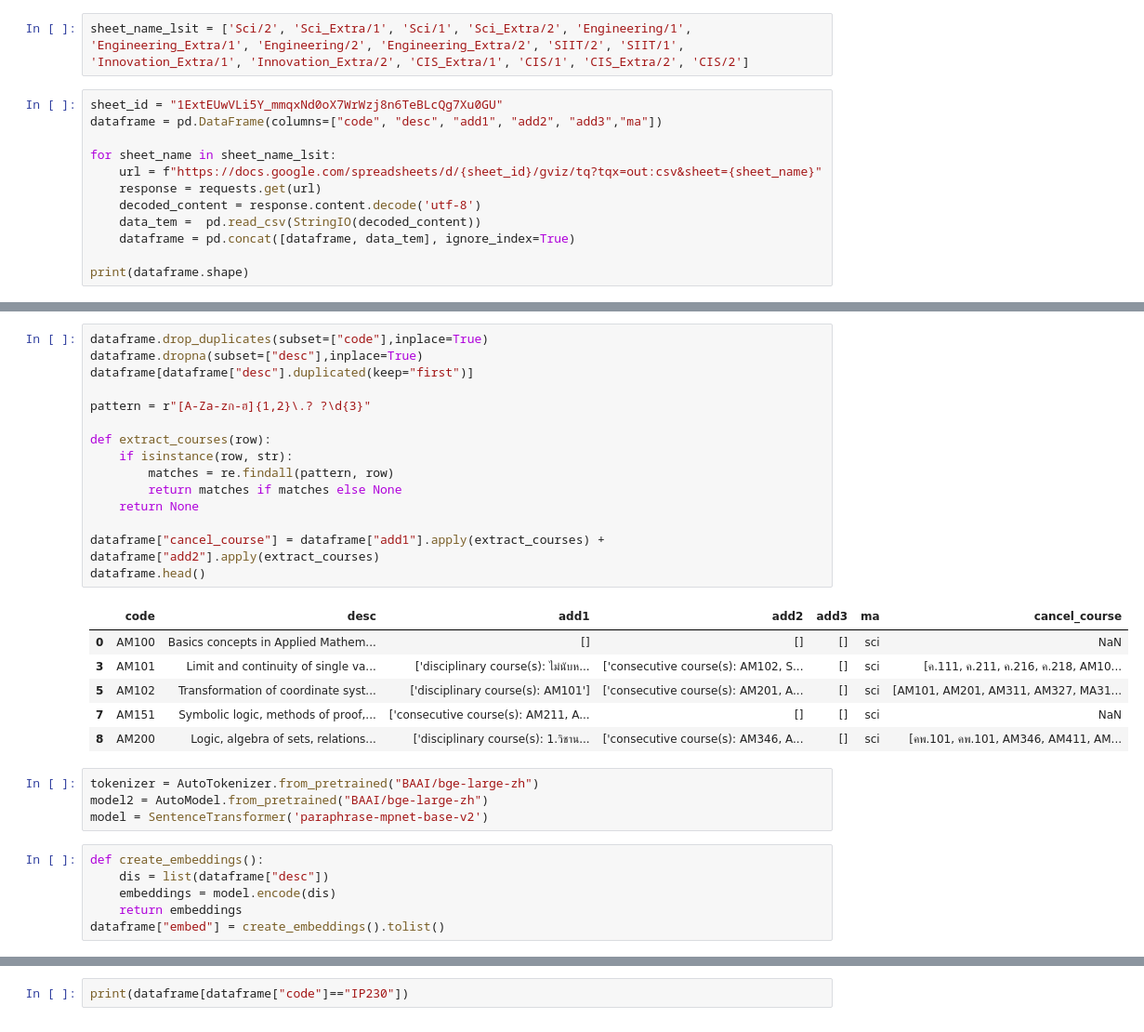
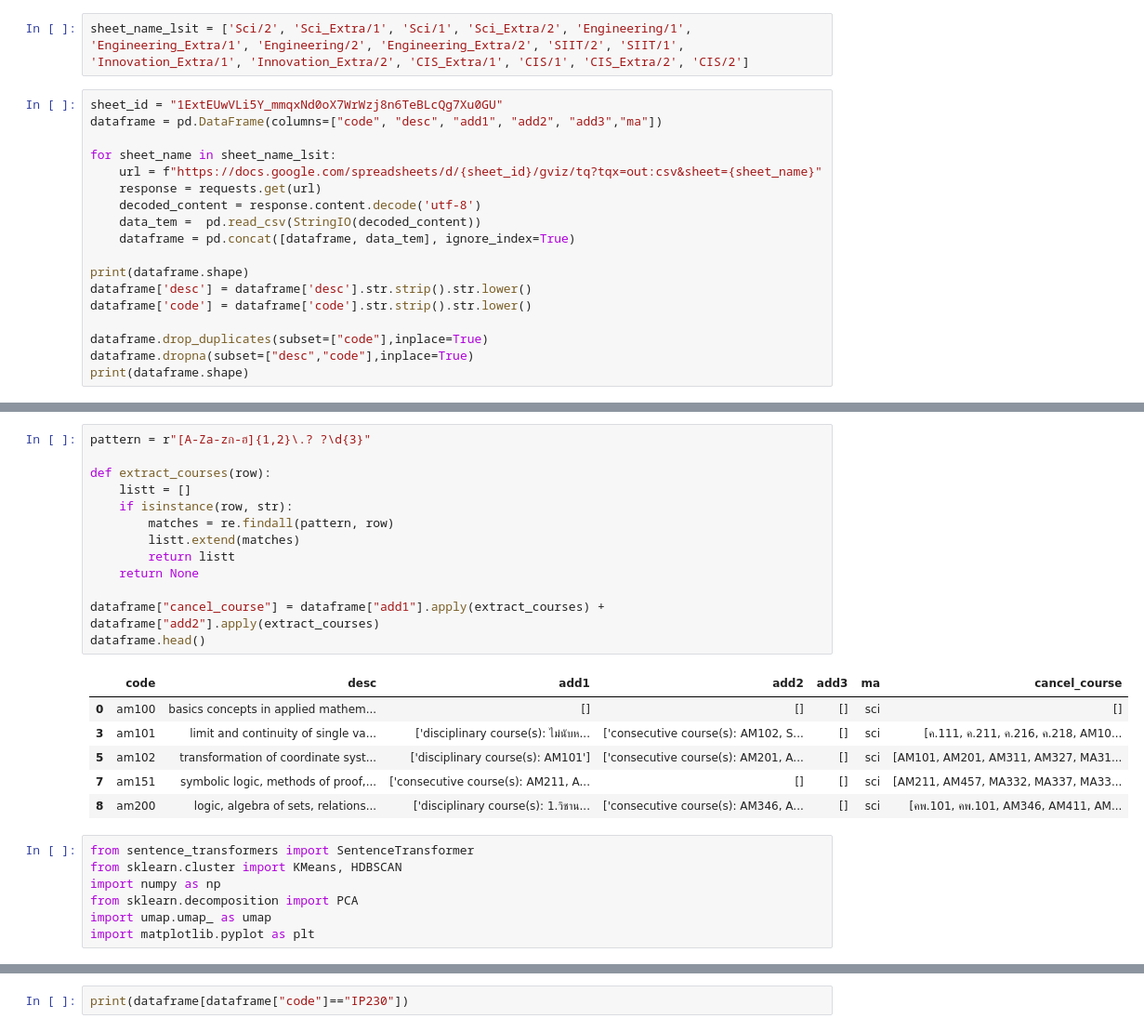
Before and after one commit to chokoon123/314, a Jupyter notebook: embed.ipynb, the cells around one changed output, grey strips where cells are left out. Shown at 93% size. Drawn from its saved outputs; the diff is of its cells as text.

```diff
--- a/embed.ipynb
+++ b/embed.ipynb
@@ -46,5 +24,11 @@ for sheet_name in sheet_name_lsit:
     dataframe = pd.concat([dataframe, data_tem], ignore_index=True)
 
 print(dataframe.shape)
+dataframe['desc'] = dataframe['desc'].str.strip().str.lower()
+dataframe['code'] = dataframe['code'].str.strip().str.lower()
+
+dataframe.drop_duplicates(subset=["code"],inplace=True)
+dataframe.dropna(subset=["desc","code"],inplace=True)
+print(dataframe.shape)
 # %% [output]
 (4272, 6)
@@ -51,32 +70,27 @@ print(dataframe.shape)
 # %%
-dataframe.drop_duplicates(subset=["code"],inplace=True)
-dataframe.dropna(subset=["desc"],inplace=True)
-dataframe[dataframe["desc"].duplicated(keep="first")]
-
 pattern = r"[A-Za-zก-ฮ]{1,2}\.? ?\d{3}"
 
 def extract_courses(row):
+    listt = []
     if isinstance(row, str):
         matches = re.findall(pattern, row)
-        return matches if matches else None
+        listt.extend(matches)
+        return listt
     return None
 
 dataframe["cancel_course"] = dataframe["add1"].apply(extract_courses) + dataframe["add2"].apply(extract_courses)
 dataframe.head()
 # %% [output]
 |  | code | desc | add1 | add2 | add3 | ma | cancel_course |
-| 0 | AM100 | Basics concepts in Applied Mathem... | [] | [] | [] | sci | NaN |
-| 3 | AM101 | Limit and continuity of single va... | ['disciplinary course(s): ไม่นับห... | ['consecutive course(s): AM102, S... | [] | sci | [ค.111, ค.211, ค.216, ค.218, AM10... |
-| 5 | AM102 | Transformation of coordinate syst... | ['disciplinary course(s): AM101'] | ['consecutive course(s): AM201, A... | [] | sci | [AM101, AM201, AM311, AM327, MA31... |
-| 7 | AM151 | Symbolic logic, methods of proof,... | ['consecutive course(s): AM211, A... | [] | [] | sci | NaN |
-| 8 | AM200 | Logic, algebra of sets, relations... | ['disciplinary course(s): 1.วิชาน... | ['consecutive course(s): AM346, A... | [] | sci | [คพ.101, คพ.101, AM346, AM411, AM... |
+| 0 | am100 | basics concepts in applied mathem... | [] | [] | [] | sci | [] |
+| 3 | am101 | limit and continuity of single va... | ['disciplinary course(s): ไม่นับห... | ['consecutive course(s): AM102, S... | [] | sci | [ค.111, ค.211, ค.216, ค.218, AM10... |
+| 5 | am102 | transformation of coordinate syst... | ['disciplinary course(s): AM101'] | ['consecutive course(s): AM201, A... | [] | sci | [AM101, AM201, AM311, AM327, MA31... |
+| 7 | am151 | symbolic logic, methods of proof,... | ['consecutive course(s): AM211, A... | [] | [] | sci | [AM211, AM457, MA332, MA337, MA33... |
+| 8 | am200 | logic, algebra of sets, relations... | ['disciplinary course(s): 1.วิชาน... | ['consecutive course(s): AM346, A... | [] | sci | [คพ.101, คพ.101, AM346, AM411, AM... |
-# %%
-tokenizer = AutoTokenizer.from_pretrained("BAAI/bge-large-zh")
-model2 = AutoModel.from_pretrained("BAAI/bge-large-zh")
-model = SentenceTransformer('paraphrase-mpnet-base-v2')
-# %%
-def create_embeddings():
-    dis = list(dataframe["desc"])
-    embeddings = model.encode(dis)
-    return embeddings
-dataframe["embed"] = create_embeddings().tolist()
+# %%
+from sentence_transformers import SentenceTransformer
+from sklearn.cluster import KMeans, HDBSCAN
+import numpy as np
+from sklearn.decomposition import PCA
+import umap.umap_ as umap
+import matplotlib.pyplot as plt
```
Also changed, not shown: parts of 9 cells of this notebook.
